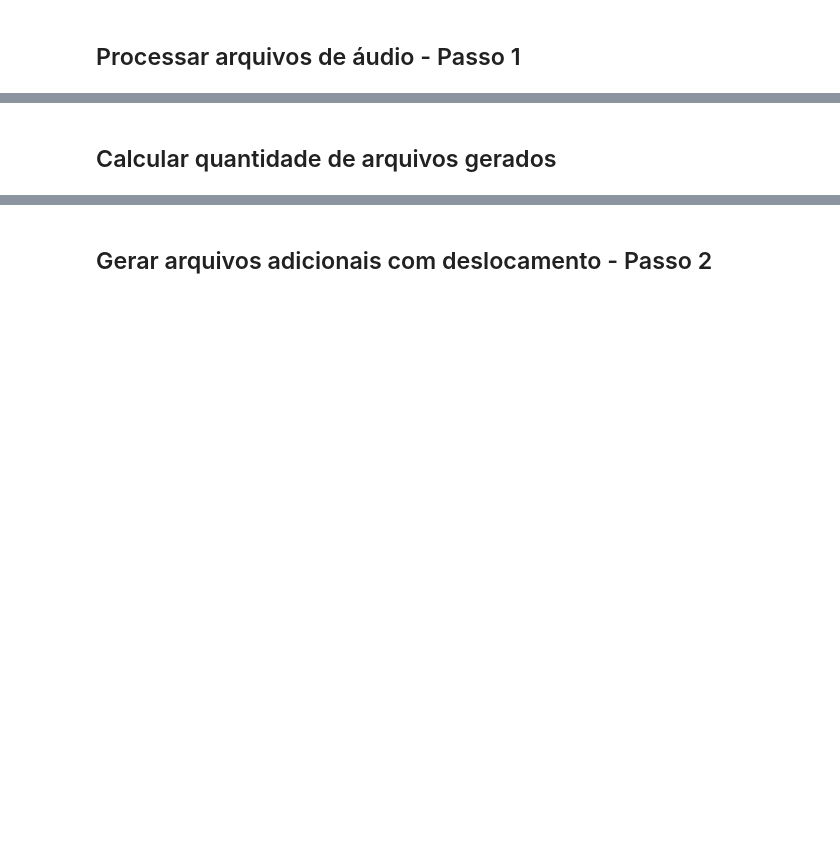
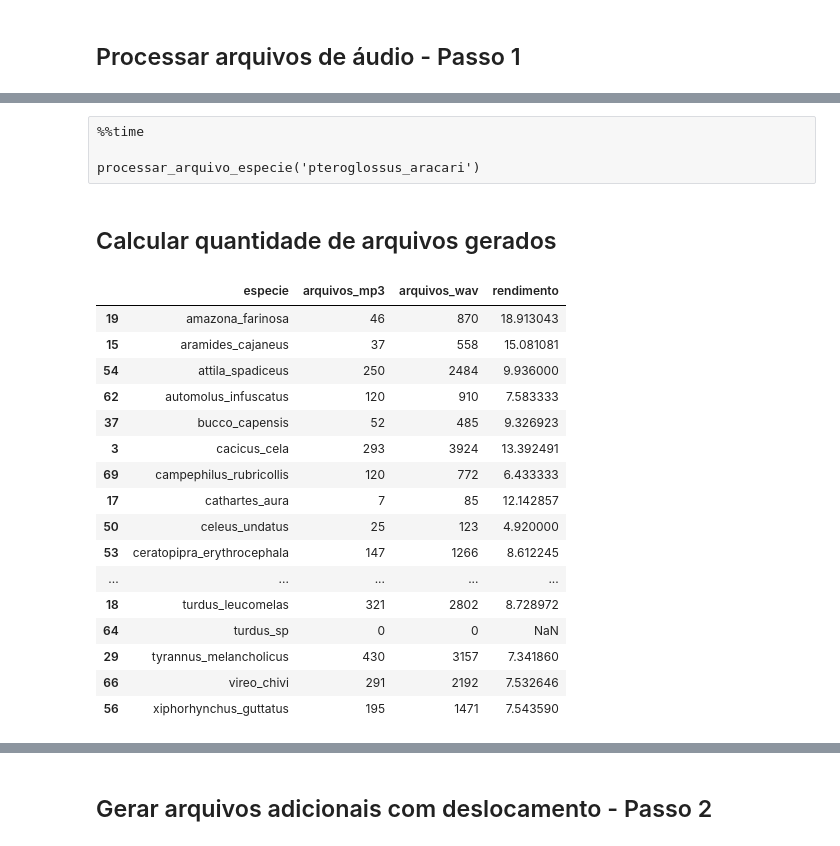
Before and after one commit to hjort/bird-reco, a Jupyter notebook: 21-preparar-massa-audio-wav.ipynb, the cells around one changed output, grey strips where cells are left out. Saved outputs shown, nothing was run; the diff lists cells and outputs as text; code cells hidden in the pictures; blank space fills up the shorter version.

```diff
--- a/21-preparar-massa-audio-wav.ipynb
+++ b/21-preparar-massa-audio-wav.ipynb
@@ -212,3 +183,7 @@ especie: trogon_melanurus
+# %% [raw]
+%%time
+
+processar_arquivo_especie('pteroglossus_aracari')
 # %% [markdown]
 ## Calcular quantidade de arquivos gerados
 # %%
@@ -219,8 +194,29 @@ for especie in especies:
 #arquivos
 # %%
 df['arquivos_wav'] = arquivos
-maior_qtde = max(df['arquivos_wav'])
-df['diferenca'] = maior_qtde - df['arquivos_wav']
-df['multiplicacao'] = df[['diferenca', 'arquivos_mp3']].apply(
-    lambda x: np.round(x[0] / x[1], 0), axis=1)
+#maior_qtde = max(df['arquivos_wav'])
+#df['diferenca'] = maior_qtde - df['arquivos_wav']
+#df['multiplicacao'] = df[['diferenca', 'arquivos_mp3']].apply(
+#    lambda x: np.round(x[0] / x[1], 0), axis=1)
+df['rendimento'] = df['arquivos_wav'] / df['arquivos_mp3']
+#df['mp3_necessarios'] = df['diferenca'] / df['rendimento']
+#df['variacoes_mp3'] = df['mp3_necessarios'] / df['arquivos_mp3']
 df.sort_values('especie')
+# %% [output]
+|  | especie | arquivos_mp3 | arquivos_wav | rendimento |
+| 19 | amazona_farinosa | 46 | 870 | 18.913043 |
+| 15 | aramides_cajaneus | 37 | 558 | 15.081081 |
+| 54 | attila_spadiceus | 250 | 2484 | 9.936000 |
+| 62 | automolus_infuscatus | 120 | 910 | 7.583333 |
+| 37 | bucco_capensis | 52 | 485 | 9.326923 |
+| 3 | cacicus_cela | 293 | 3924 | 13.392491 |
+| 69 | campephilus_rubricollis | 120 | 772 | 6.433333 |
+| 17 | cathartes_aura | 7 | 85 | 12.142857 |
+| 50 | celeus_undatus | 25 | 123 | 4.920000 |
+| 53 | ceratopipra_erythrocephala | 147 | 1266 | 8.612245 |
+| ... | ... | ... | ... | ... |
+| 18 | turdus_leucomelas | 321 | 2802 | 8.728972 |
+| 64 | turdus_sp | 0 | 0 | NaN |
+| 29 | tyrannus_melancholicus | 430 | 3157 | 7.341860 |
+| 66 | vireo_chivi | 291 | 2192 | 7.532646 |
+| 56 | xiphorhynchus_guttatus | 195 | 1471 | 7.543590 |
```
Also changed, not shown: parts of 21 cells of this notebook, 5 other files.
